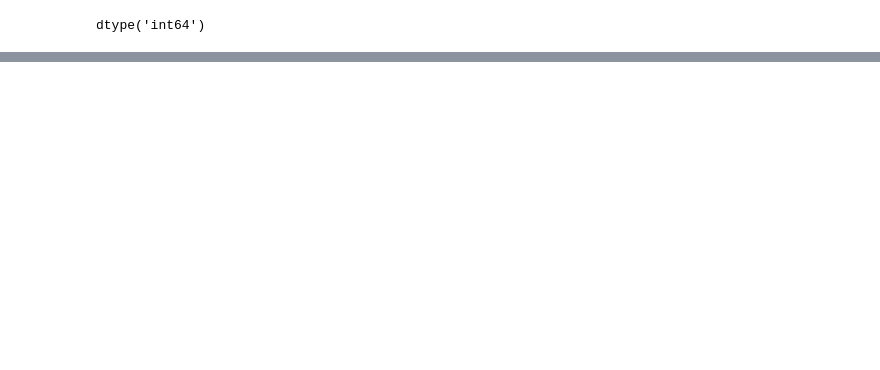
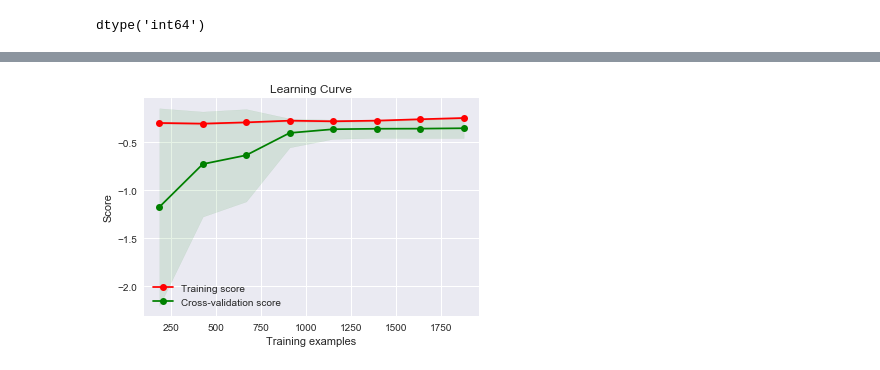
Before and after one commit to Gan-Jiang/KDD-CUP-2017, a Jupyter notebook: model_2_0.ipynb, the cells around one changed output, grey strips where cells are left out. Cells and saved outputs as stored; diff of their text form; code cells hidden in the pictures; blank space fills up the shorter version.

```diff
--- a/model_2_0.ipynb
+++ b/model_2_0.ipynb
@@ -136,0 +215,6 @@ Name: B1_1, dtype: float64
+# %%
+clf = RandomForestRegressor(n_estimators=300, min_samples_leaf = 10, max_features=0.3)
+util.plot_learning_curve(clf, X_train, y_train1, cv=10, scoring = loss, ylim=None,
+                        train_sizes=np.linspace(.1, 1.0, 8))
+# %% [output]
+[figure, added]
```
Also changed, not shown: parts of 37 cells of this notebook, 1 other file.
